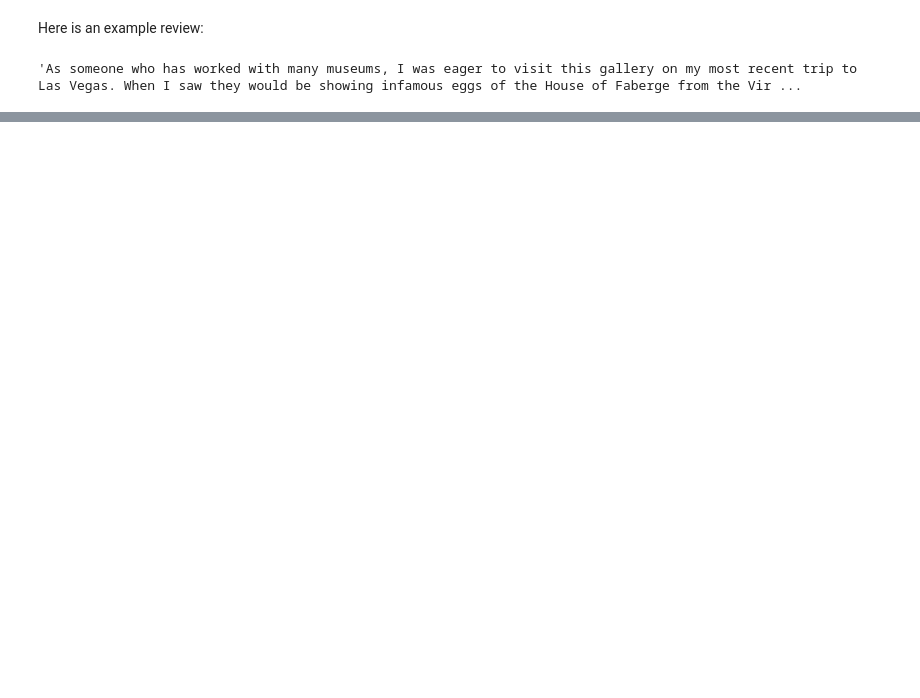
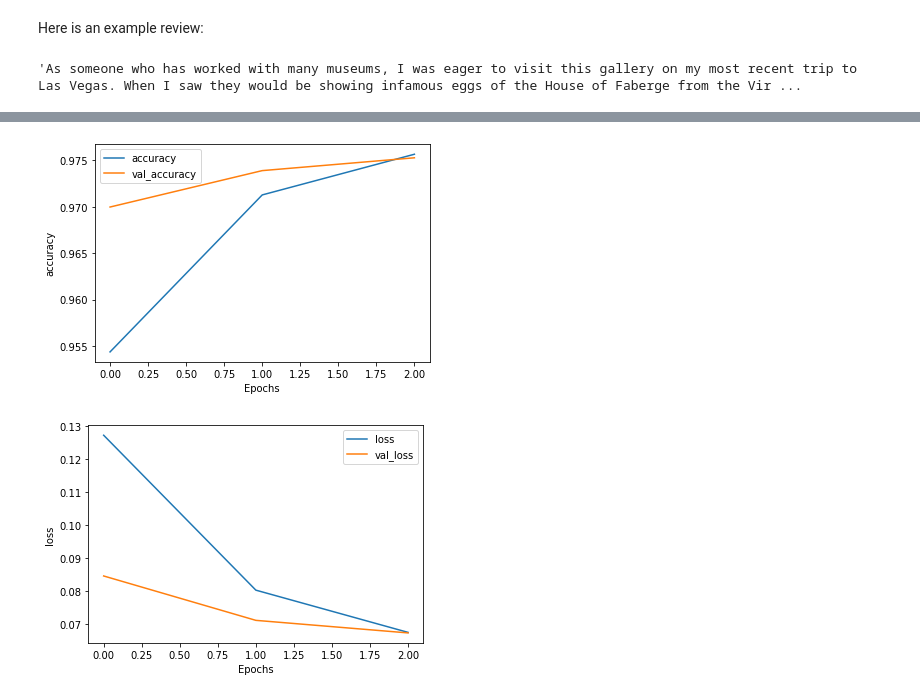
Before and after one commit to howardmonington/Yelp-Review-Sentiment-Classifier, a Jupyter notebook: main_ai.ipynb, the cells around one changed output, grey strips where cells are left out. Cells and saved outputs as stored; diff of their text form; code cells hidden in the pictures; blank space fills up the shorter version.

```diff
--- a/main_ai.ipynb
+++ b/main_ai.ipynb
@@ -177,0 +279,11 @@ sequences = tokenizer.texts_to_sequences(X)
+# %%
+model2 = tf.keras.Sequential([
+    tf.keras.layers.Embedding(vocab_size, embedding_dim, input_length = max_length),
+    tf.keras.layers.Bidirectional(tf.keras.layers.LSTM(32)),
+    tf.keras.layers.Dropout(0.2),
+    tf.keras.layers.Dense(32, activation='relu'),
+    tf.keras.layers.Dense(1, activation='sigmoid')
+])
+
+model2.compile(loss='binary_crossentropy',optimizer='adam',metrics=['accuracy'])
+model2.summary()
@@ -177,0 +312,3 @@ sequences = tokenizer.texts_to_sequences(X)
+# %%
+num_epochs = 3
+history2 = model2.fit(sequences_padded, y, epochs=num_epochs, validation_data=(validation_padded, cv_y))
@@ -177,0 +325,16 @@ sequences = tokenizer.texts_to_sequences(X)
+# %%
+import matplotlib.pyplot as plt
+
+def plot_graphs(history, string):
+    plt.plot(history.history[string])
+    plt.plot(history.history['val_'+string])
+    plt.xlabel("Epochs")
+    plt.ylabel(string)
+    plt.legend([string, 'val_'+string])
+    plt.show()
+
+plot_graphs(history2, "accuracy")
+plot_graphs(history2,"loss")
+# %% [output]
+[figure, added]
+[figure, added]
```
Also changed, not shown: parts of 59 cells of this notebook, 1 other file.
